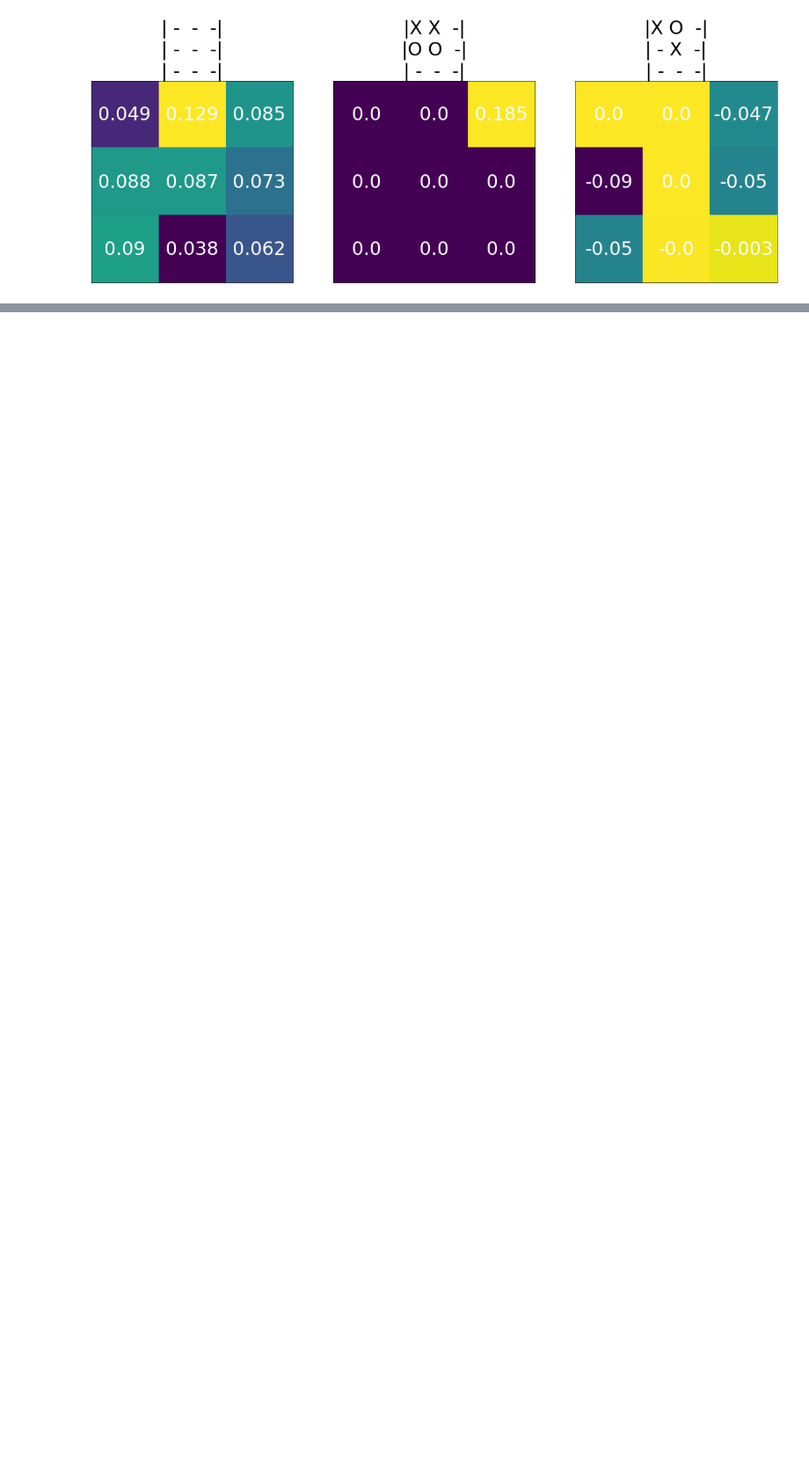
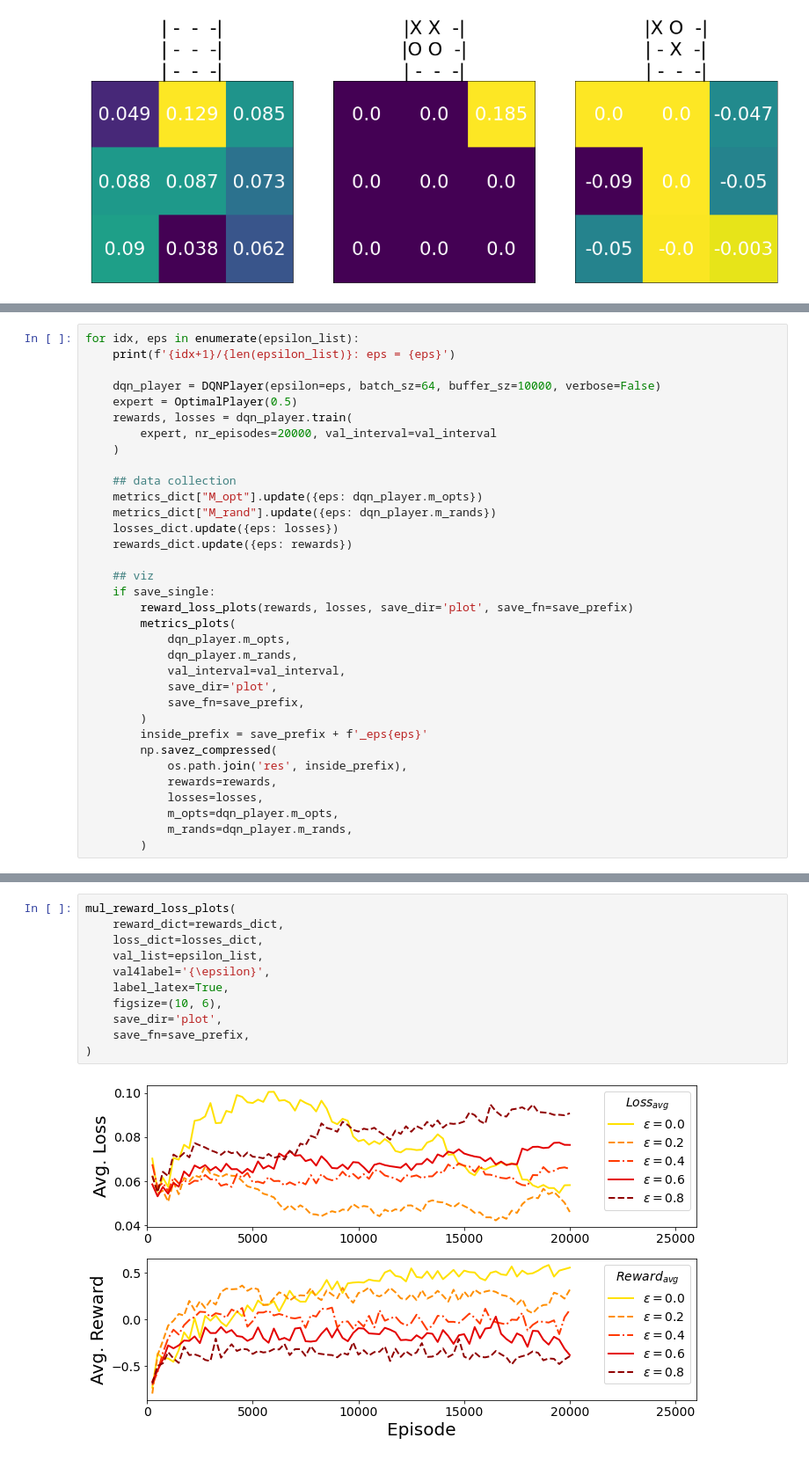
Before and after one commit to hibetterheyj/CS-456_RL_Project, a Jupyter notebook: main.ipynb, the cells around one changed output, grey strips where cells are left out. Shown at 88% size. Drawn from its saved outputs; the diff is of its cells as text; blank space fills up the shorter version.

```diff
--- a/main.ipynb
+++ b/main.ipynb
@@ -649,0 +775,34 @@ plt.show()
+# %%
+for idx, eps in enumerate(epsilon_list):
+    print(f'{idx+1}/{len(epsilon_list)}: eps = {eps}')
+
+    dqn_player = DQNPlayer(epsilon=eps, batch_sz=64, buffer_sz=10000, verbose=False)
+    expert = OptimalPlayer(0.5)
+    rewards, losses = dqn_player.train(
+        expert, nr_episodes=20000, val_interval=val_interval
+    )
+
+    ## data collection
+    metrics_dict["M_opt"].update({eps: dqn_player.m_opts})
+    metrics_dict["M_rand"].update({eps: dqn_player.m_rands})
+    losses_dict.update({eps: losses})
+    rewards_dict.update({eps: rewards})
+
+    ## viz
+    if save_single:
+        reward_loss_plots(rewards, losses, save_dir='plot', save_fn=save_prefix)
+        metrics_plots(
+            dqn_player.m_opts,
+            dqn_player.m_rands,
+            val_interval=val_interval,
+            save_dir='plot',
+            save_fn=save_prefix,
+        )
+        inside_prefix = save_prefix + f'_eps{eps}'
+        np.savez_compressed(
+            os.path.join('res', inside_prefix),
+            rewards=rewards,
+            losses=losses,
+            m_opts=dqn_player.m_opts,
+            m_rands=dqn_player.m_rands,
+        )
@@ -649,0 +815,13 @@ plt.show()
+# %%
+mul_reward_loss_plots(
+    reward_dict=rewards_dict,
+    loss_dict=losses_dict,
+    val_list=epsilon_list,
+    val4label='{\epsilon}',
+    label_latex=True,
+    figsize=(10, 6),
+    save_dir='plot',
+    save_fn=save_prefix,
+)
+# %% [output]
+[figure, added]
```
Also changed, not shown: parts of 38 cells of this notebook, 5 other files.
